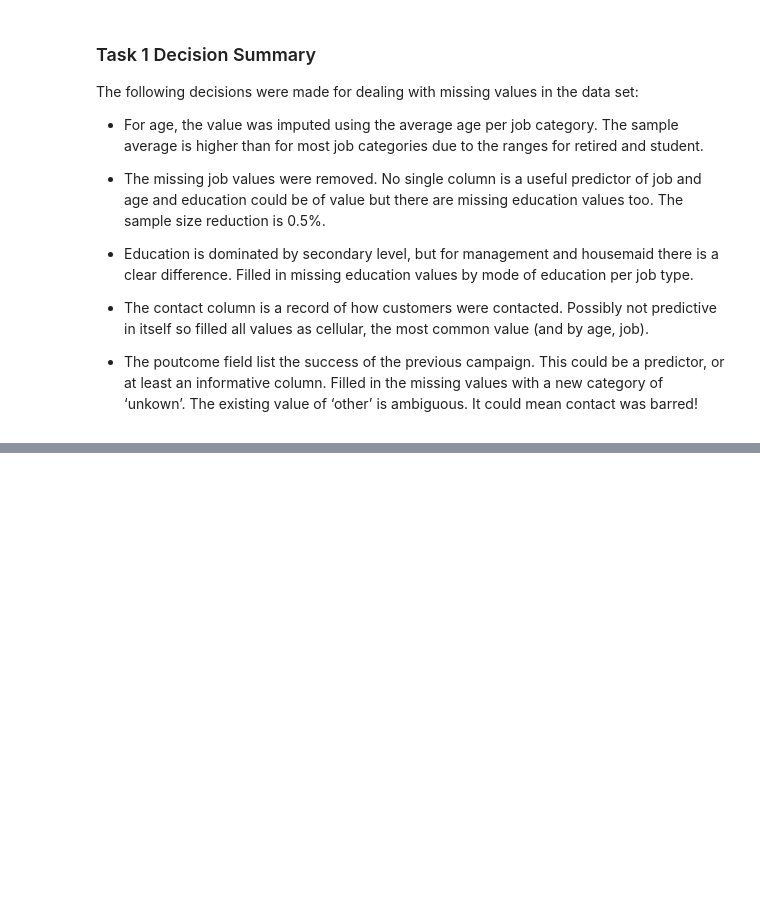
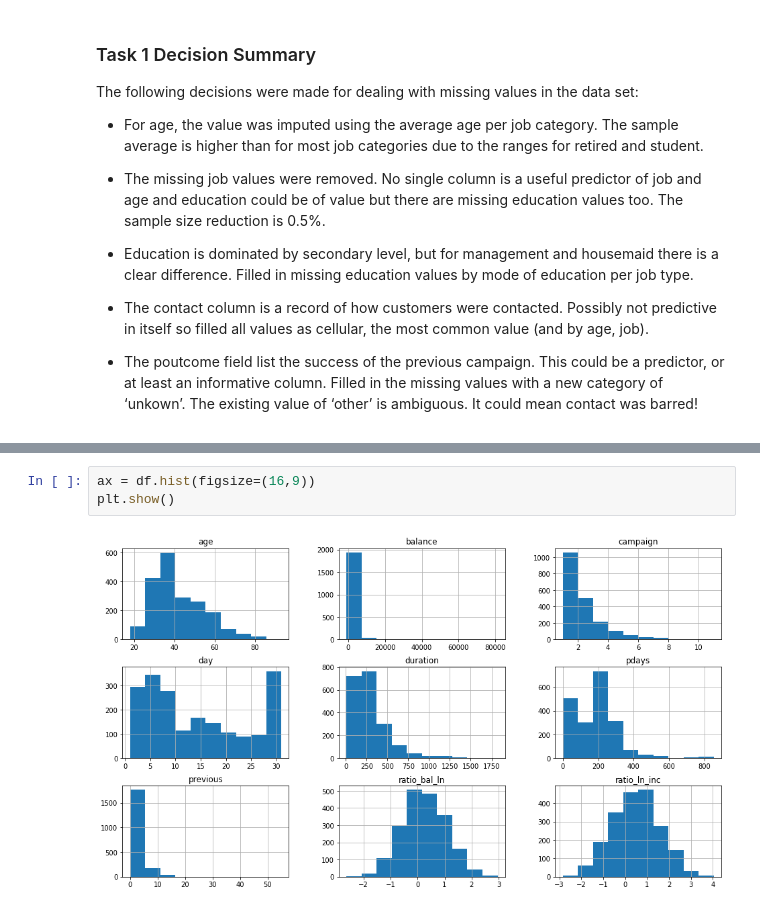
Before and after one commit to vipulpopat/MSCAI_Sem1_Etivity2, a Jupyter notebook: Etivity2_18195326.ipynb, the cells around one changed output, grey strips where cells are left out. Cells and saved outputs as stored; diff of their text form; blank space fills up the shorter version.

```diff
--- a/Etivity2_18195326.ipynb
+++ b/Etivity2_18195326.ipynb
@@ -225,0 +237,5 @@ The following decisions were made for dealing with missing values in the data se
+# %%
+ax = df.hist(figsize=(16,9))
+plt.show()
+# %% [output]
+[figure, added]
```
Also changed, not shown: parts of 13 cells of this notebook.
